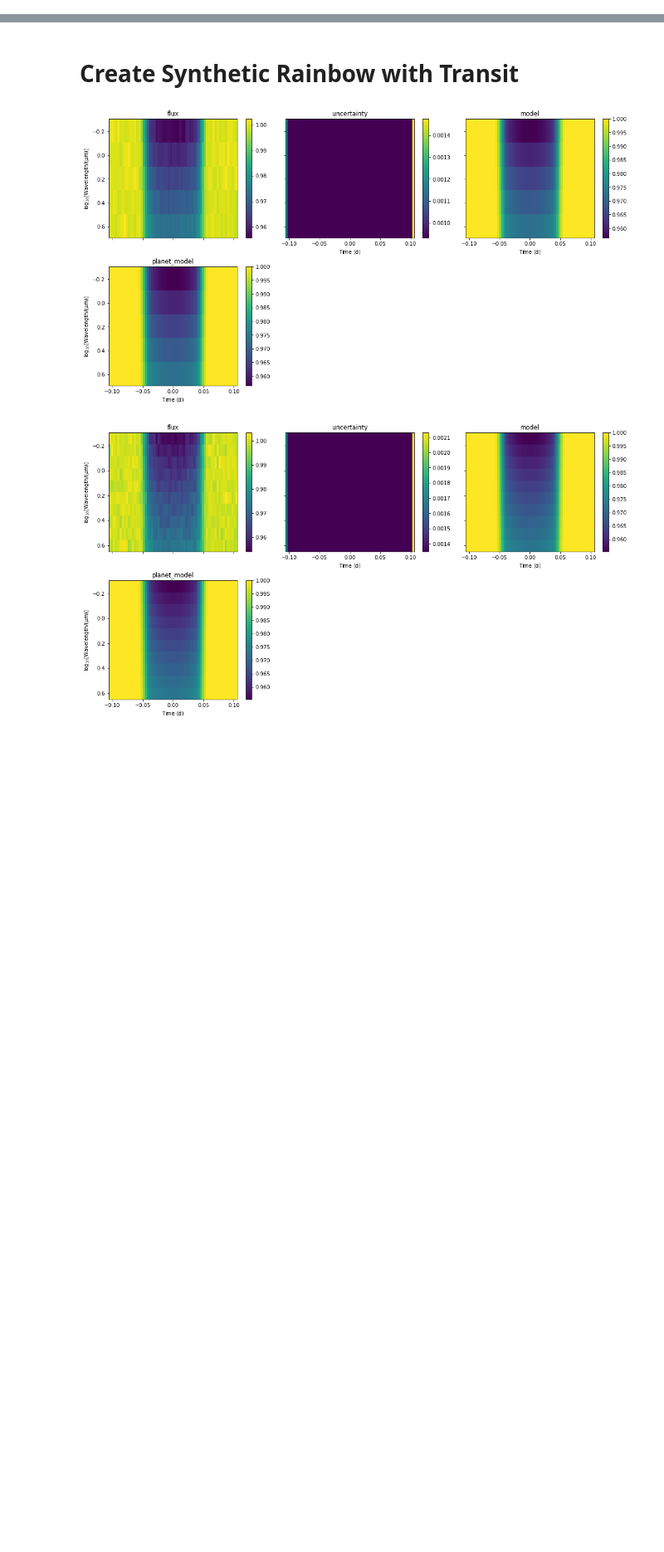
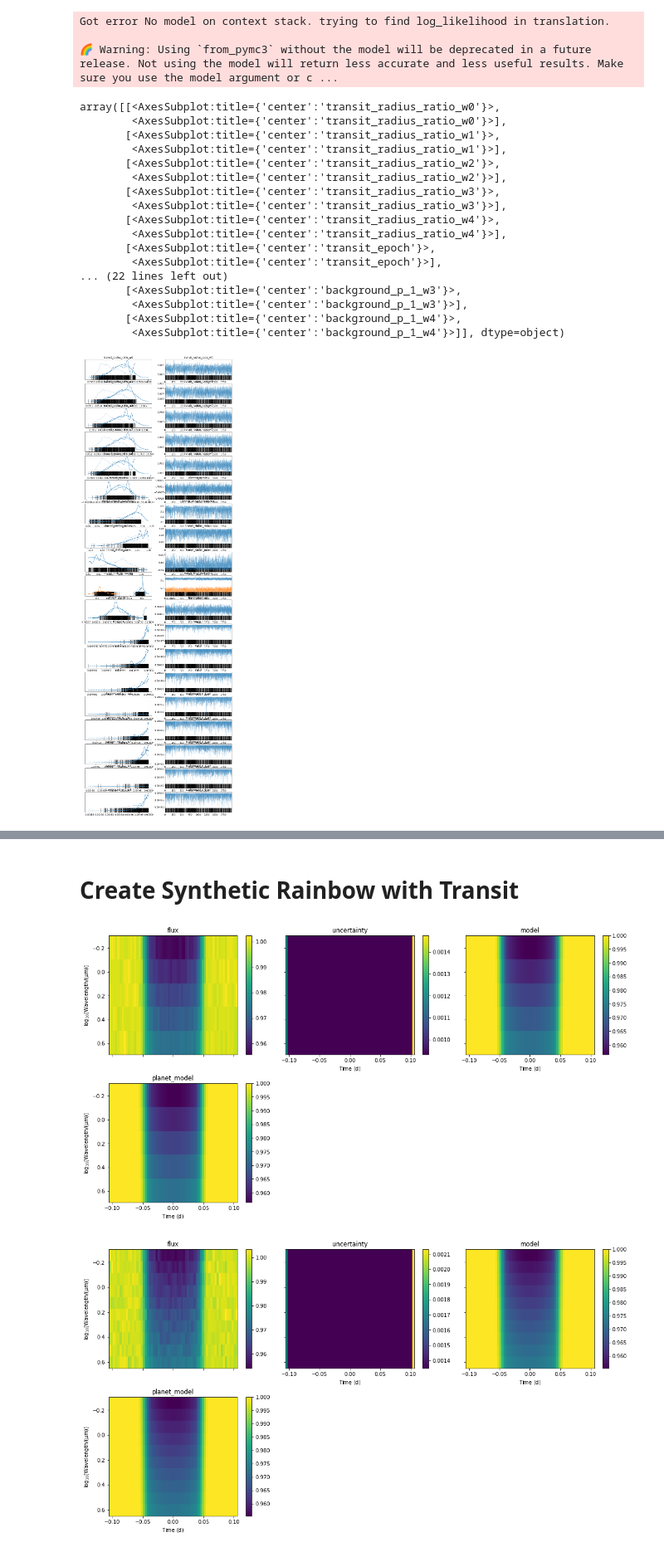
Before and after one commit to catrionamurray/chromatic_fitting, a Jupyter notebook: experiments.ipynb, the cells around one changed output, grey strips where cells are left out. Shown at 83% size. Drawn from its saved outputs; the diff is of its cells as text; code cells hidden in the pictures; blank space fills up the shorter version.

```diff
--- a/experiments.ipynb
+++ b/experiments.ipynb
@@ -169,0 +164,24 @@ cm.plot_posteriors()
+# %%
+az.plot_trace(cm.trace);
+# %% [output]
+Got error No model on context stack. trying to find log_likelihood in translation.
+
+🌈 Warning: Using `from_pymc3` without the model will be deprecated in a future release. Not using the model will return less accurate and less useful results. Make sure you use the model argument or c ...
+array([[<AxesSubplot:title={'center':'transit_radius_ratio_w0'}>,
+        <AxesSubplot:title={'center':'transit_radius_ratio_w0'}>],
+       [<AxesSubplot:title={'center':'transit_radius_ratio_w1'}>,
+        <AxesSubplot:title={'center':'transit_radius_ratio_w1'}>],
+       [<AxesSubplot:title={'center':'transit_radius_ratio_w2'}>,
+        <AxesSubplot:title={'center':'transit_radius_ratio_w2'}>],
+       [<AxesSubplot:title={'center':'transit_radius_ratio_w3'}>,
+        <AxesSubplot:title={'center':'transit_radius_ratio_w3'}>],
+       [<AxesSubplot:title={'center':'transit_radius_ratio_w4'}>,
+        <AxesSubplot:title={'center':'transit_radius_ratio_w4'}>],
+       [<AxesSubplot:title={'center':'transit_epoch'}>,
+        <AxesSubplot:title={'center':'transit_epoch'}>],
+... (22 lines left out)
+       [<AxesSubplot:title={'center':'background_p_1_w3'}>,
+        <AxesSubplot:title={'center':'background_p_1_w3'}>],
+       [<AxesSubplot:title={'center':'background_p_1_w4'}>,
+        <AxesSubplot:title={'center':'background_p_1_w4'}>]], dtype=object)
+[figure, added]
```
Also changed, not shown: parts of 31 cells of this notebook, 2 other files.
